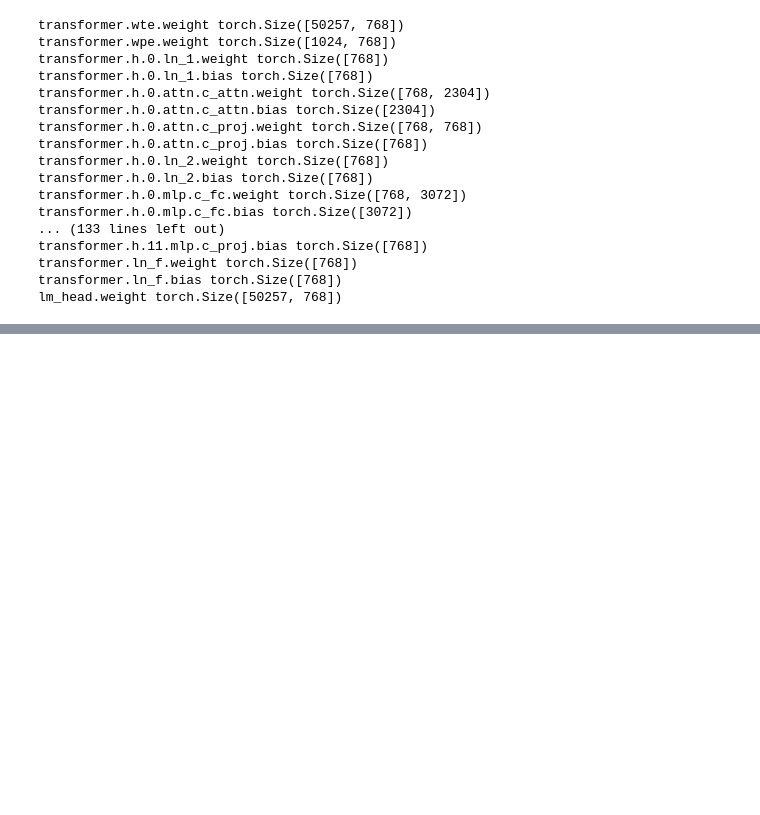
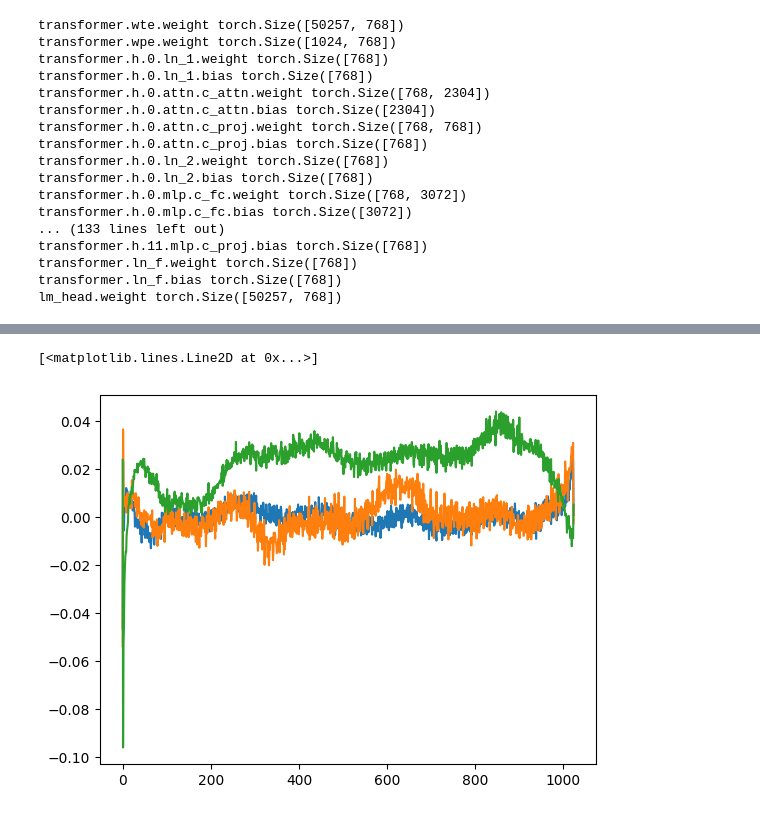
Before and after one commit to niuers/build-nanogpt, a Jupyter notebook: build_gpt2.ipynb, the cells around one changed output, grey strips where cells are left out. Drawn from its saved outputs; the diff is of its cells as text; code cells hidden in the pictures; blank space fills up the shorter version.

```diff
--- a/build_gpt2.ipynb
+++ b/build_gpt2.ipynb
@@ -101,0 +115,7 @@ lm_head.weight torch.Size([50257, 768])
+# %%
+plt.plot(sd_hf['transformer.wpe.weight'][:,150])
+plt.plot(sd_hf['transformer.wpe.weight'][:,200])
+plt.plot(sd_hf['transformer.wpe.weight'][:,250])
+# %% [output]
+[<matplotlib.lines.Line2D at 0x...>]
+[figure, added]
```
Also changed, not shown: parts of 3 cells of this notebook.
